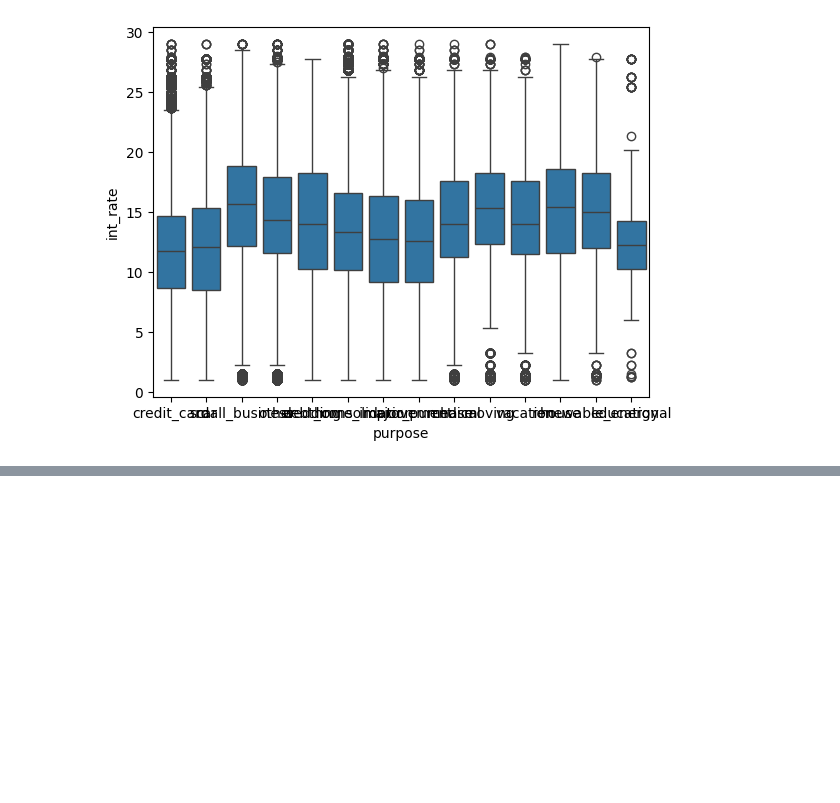
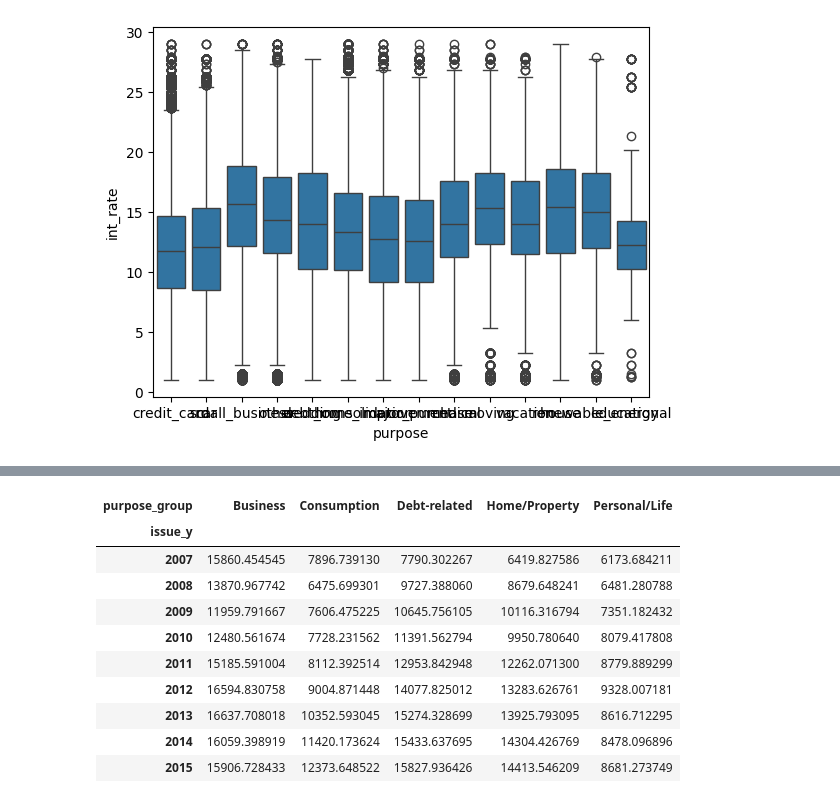
Before and after one commit to yuhueoeo/Beajar_DS, a Jupyter notebook: FS_Customer_Loan.ipynb, the cells around one changed output, grey strips where cells are left out. Drawn from its saved outputs; the diff is of its cells as text; code cells hidden in the pictures; blank space fills up the shorter version.

```diff
--- a/FS_Customer_Loan.ipynb
+++ b/FS_Customer_Loan.ipynb
@@ -595,0 +664,14 @@ sns.boxplot(x='purpose', y='int_rate', data=df_2)
+# %%
+df_2.groupby([ 'issue_y','purpose_group'])['loan_amnt'].mean().unstack(fill_value=0)
+# %% [output]
+| purpose_group | Business | Consumption | Debt-related | Home/Property | Personal/Life |
+| issue_y |  |  |  |  |  |
+| 2007 | 15860.454545 | 7896.739130 | 7790.302267 | 6419.827586 | 6173.684211 |
+| 2008 | 13870.967742 | 6475.699301 | 9727.388060 | 8679.648241 | 6481.280788 |
+| 2009 | 11959.791667 | 7606.475225 | 10645.756105 | 10116.316794 | 7351.182432 |
+| 2010 | 12480.561674 | 7728.231562 | 11391.562794 | 9950.780640 | 8079.417808 |
+| 2011 | 15185.591004 | 8112.392514 | 12953.842948 | 12262.071300 | 8779.889299 |
+| 2012 | 16594.830758 | 9004.871448 | 14077.825012 | 13283.626761 | 9328.007181 |
+| 2013 | 16637.708018 | 10352.593045 | 15274.328699 | 13925.793095 | 8616.712295 |
+| 2014 | 16059.398919 | 11420.173624 | 15433.637695 | 14304.426769 | 8478.096896 |
+| 2015 | 15906.728433 | 12373.648522 | 15827.936426 | 14413.546209 | 8681.273749 |
```
Also changed, not shown: parts of 6 cells of this notebook.
